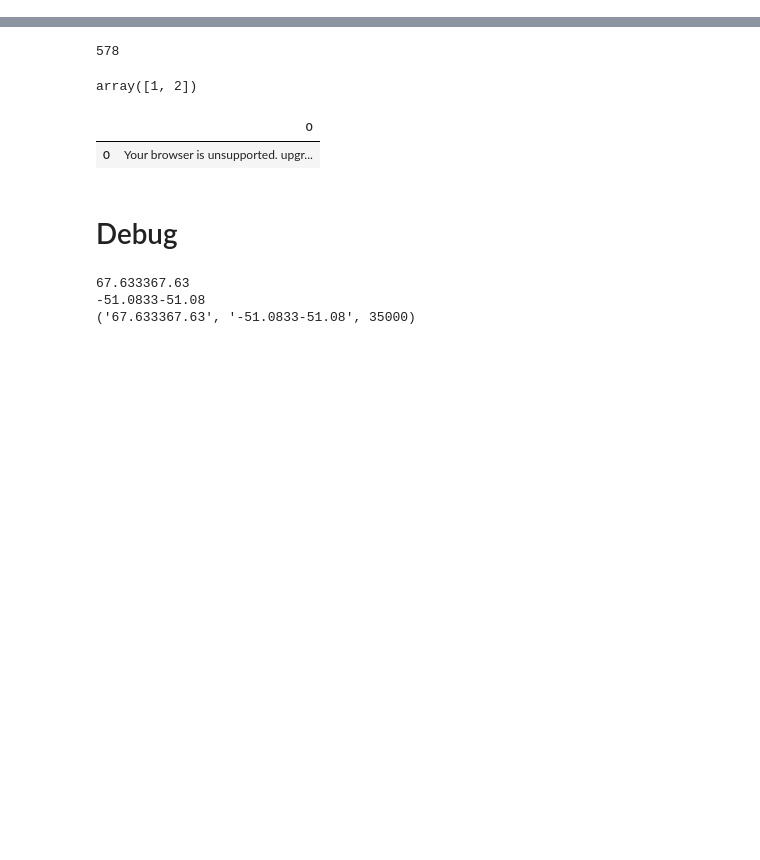
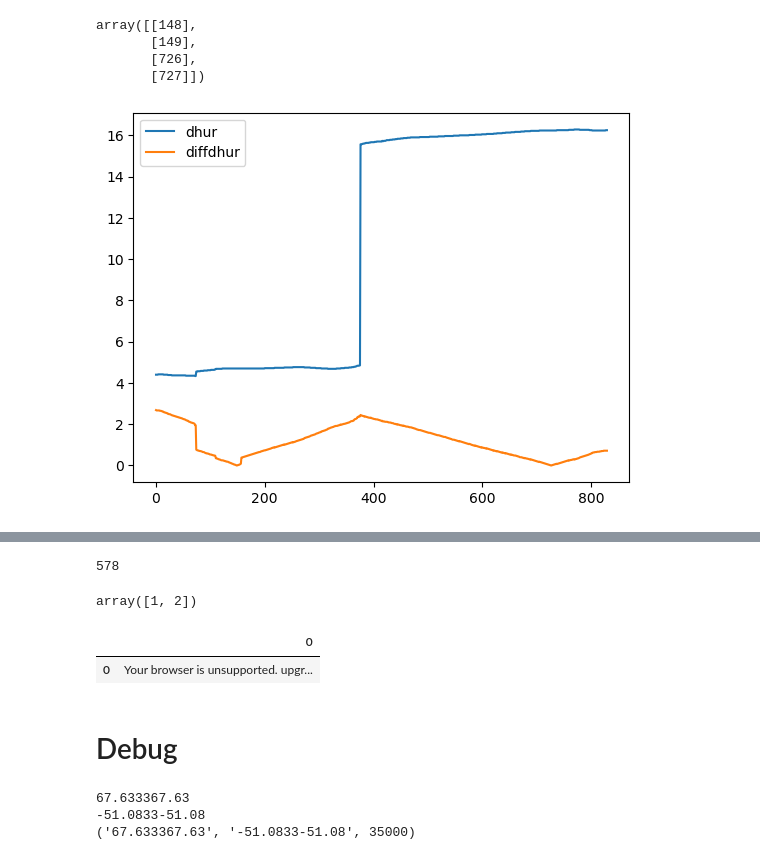
Before and after one commit to zzaidi07/salah-35k, a Jupyter notebook: compiled_v1.ipynb, the cells around one changed output, grey strips where cells are left out. Saved outputs shown, nothing was run; the diff lists cells and outputs as text; code cells hidden in the pictures; blank space fills up the shorter version.

```diff
--- a/compiled_v1.ipynb
+++ b/compiled_v1.ipynb
@@ -237,0 +307,13 @@ Sunrise Time is at (1, 11.0, 'AM')
+# %%
+fig, ax = plt.subplots()
+ax.plot(dhuhr_times, label = 'dhur')
+ax.plot(diff_dhuhr, label = 'diffdhur')
+ax.legend()
+
+np.argwhere(diff_dhuhr == 0)
+# %% [output]
+array([[148],
+       [149],
+       [726],
+       [727]])
+[figure, added]
```
Also changed, not shown: parts of 15 cells of this notebook.
